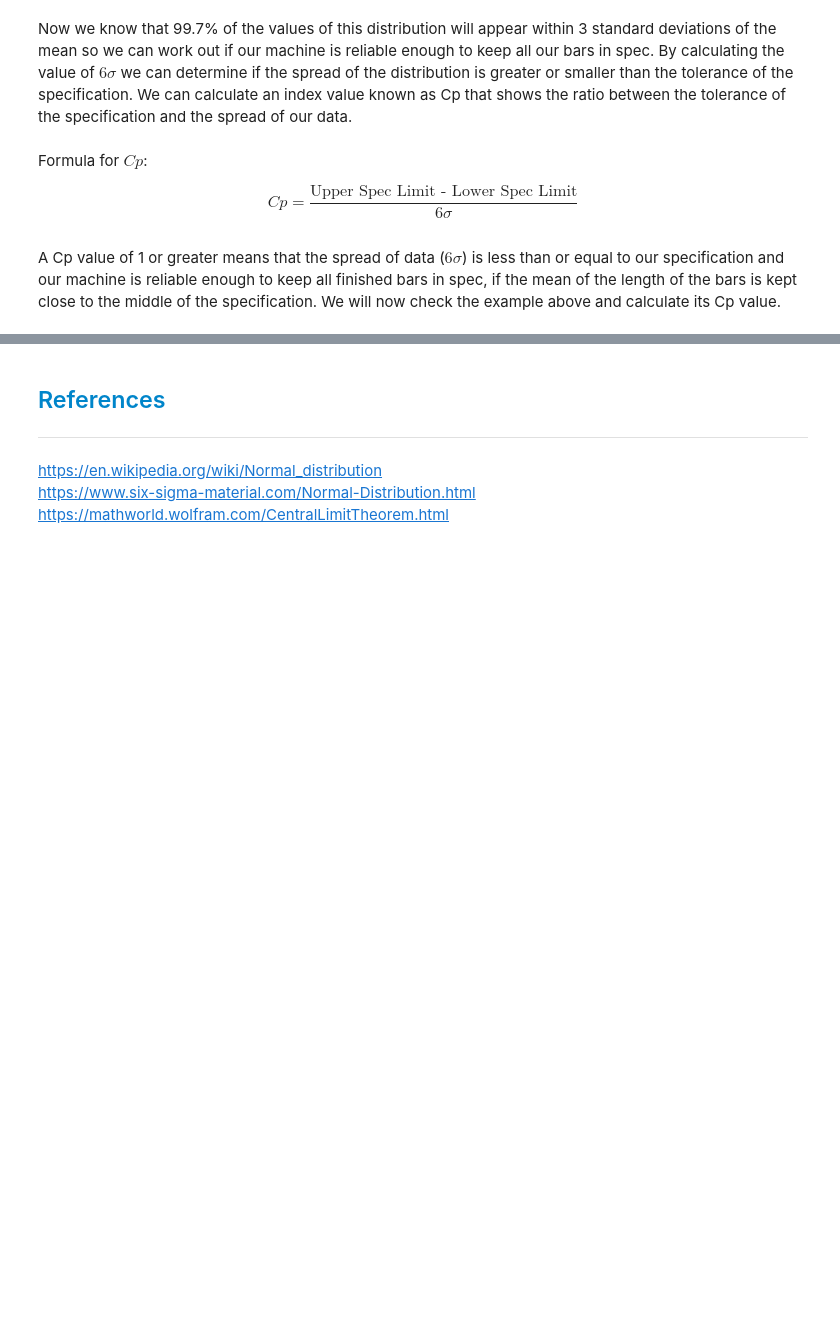
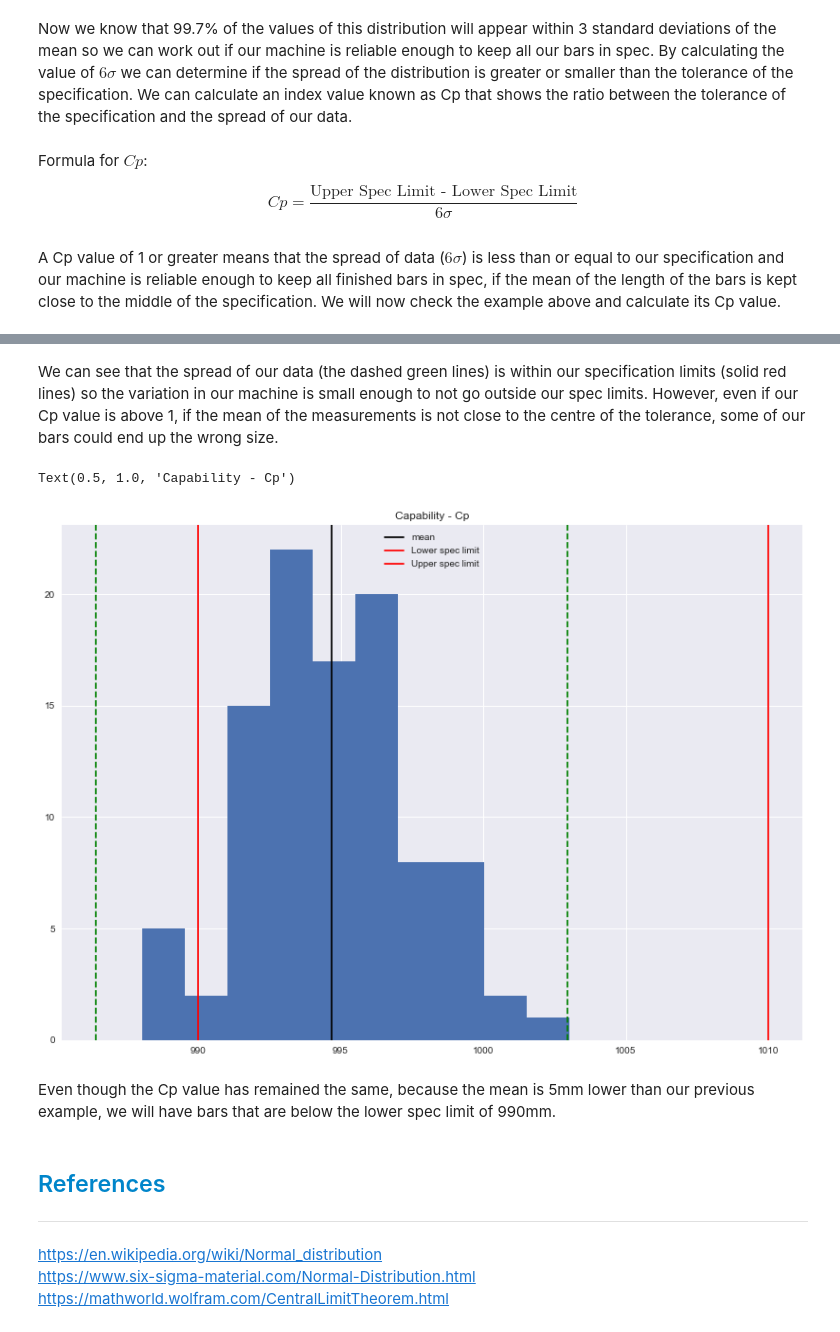
Before and after one commit to dreapadoir/FundDA, a Jupyter notebook: Normal Distribution.ipynb, the cells around one changed output, grey strips where cells are left out. Cells and saved outputs as stored; diff of their text form; code cells hidden in the pictures; blank space fills up the shorter version.

```diff
--- a/Normal Distribution.ipynb
+++ b/Normal Distribution.ipynb
@@ -220,3 +236,20 @@ Cp = 1.11
+# %% [markdown]
+We can see that the spread of our data (the dashed green lines) is within our specification limits (solid red lines) so the variation in our machine is small enough to not go outside our spec limits. However, even if our Cp value is above 1, if the mean of the measurements is not close to the centre of the tolerance, some of our bars could end up the wrong size.
+# %%
+trials2 = rng.normal(995, 3, 100)
+plt.hist(trials2)
+plt.axvline(trials2.mean(), color = 'k', label = 'mean')
+plt.axvline(trials2.mean() - 3*trials2.std(), color = 'g', linestyle = '--')
+plt.axvline(trials2.mean() + 3*trials2.std(), color = 'g', linestyle = '--')
+plt.axvline(990, color = 'r', label = 'Lower spec limit')
+plt.axvline(1010, color = 'r', label = 'Upper spec limit')
+plt.legend()
+plt.title('Capability - Cp')
+# %% [output]
+Text(0.5, 1.0, 'Capability - Cp')
+[figure, added]
+# %% [markdown]
+Even though the Cp value has remained the same, because the mean is 5mm lower than our previous example, we will have bars that are below the lower spec limit of 990mm.
 # %% [markdown]
 <h2 style="color: rgb(0, 133, 202);">References</h2>
 
```
Also changed, not shown: parts of 10 cells of this notebook.
